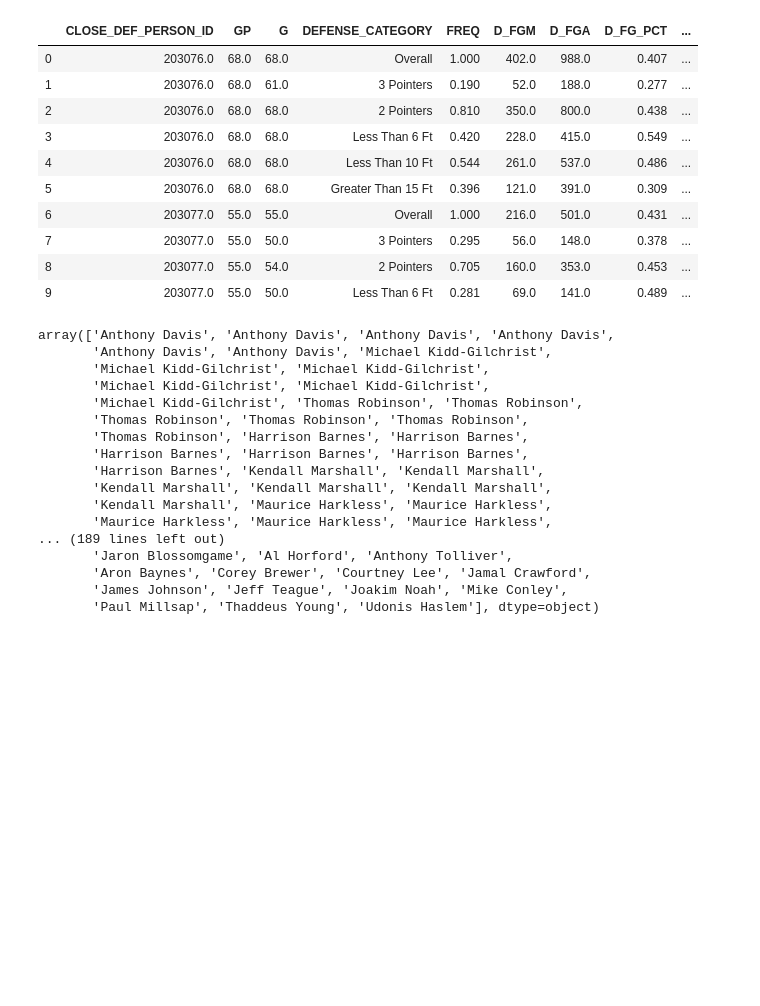
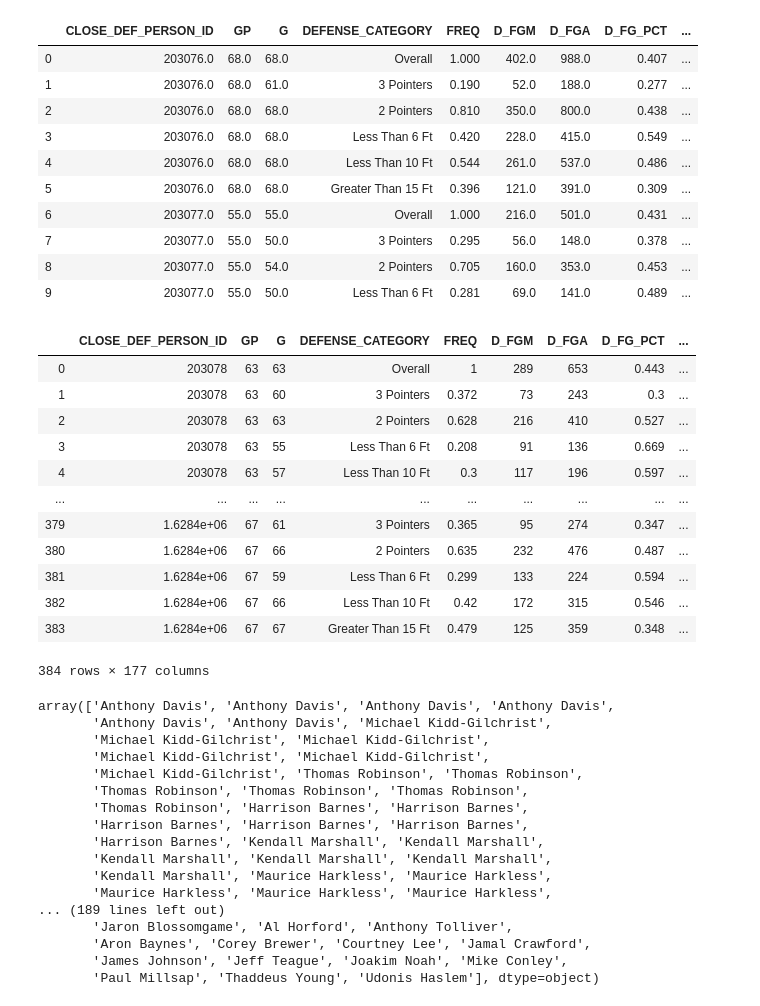
Before and after one commit to aseem645/SIADS591_Project, a Jupyter notebook: NBA_API_Notebook.ipynb, the cells around one changed output. Cells and saved outputs as stored; diff of their text form; code cells hidden in the pictures; blank space fills up the shorter version.

```diff
--- a/NBA_API_Notebook.ipynb
+++ b/NBA_API_Notebook.ipynb
@@ -861,3 +942,22 @@ outer_ncaanba.head(10)
 | 7 | 203077.0 | 55.0 | 50.0 | 3 Pointers | 0.295 | 56.0 | 148.0 | 0.378 | ... |
 | 8 | 203077.0 | 55.0 | 54.0 | 2 Pointers | 0.705 | 160.0 | 353.0 | 0.453 | ... |
 | 9 | 203077.0 | 55.0 | 50.0 | Less Than 6 Ft | 0.281 | 69.0 | 141.0 | 0.489 | ... |
+# %%
+outer_ncaanba_blocksteal = outer_ncaanba.dropna(subset=['block_percentage_x','steal_percentage_x','STANDING_REACH'])
+outer_ncaanba_blocksteal = pd.DataFrame(np.nan_to_num(outer_ncaanba_blocksteal))
+outer_ncaanba_blocksteal.columns = outer_ncaanba.columns.tolist()
+outer_ncaanba_blocksteal
+# %% [output]
+|  | CLOSE_DEF_PERSON_ID | GP | G | DEFENSE_CATEGORY | FREQ | D_FGM | D_FGA | D_FG_PCT | ... |
+| 0 | 203078 | 63 | 63 | Overall | 1 | 289 | 653 | 0.443 | ... |
+| 1 | 203078 | 63 | 60 | 3 Pointers | 0.372 | 73 | 243 | 0.3 | ... |
+| 2 | 203078 | 63 | 63 | 2 Pointers | 0.628 | 216 | 410 | 0.527 | ... |
+| 3 | 203078 | 63 | 55 | Less Than 6 Ft | 0.208 | 91 | 136 | 0.669 | ... |
+| 4 | 203078 | 63 | 57 | Less Than 10 Ft | 0.3 | 117 | 196 | 0.597 | ... |
+| ... | ... | ... | ... | ... | ... | ... | ... | ... | ... |
+| 379 | 1.6284e+06 | 67 | 61 | 3 Pointers | 0.365 | 95 | 274 | 0.347 | ... |
+| 380 | 1.6284e+06 | 67 | 66 | 2 Pointers | 0.635 | 232 | 476 | 0.487 | ... |
+| 381 | 1.6284e+06 | 67 | 59 | Less Than 6 Ft | 0.299 | 133 | 224 | 0.594 | ... |
+| 382 | 1.6284e+06 | 67 | 66 | Less Than 10 Ft | 0.42 | 172 | 315 | 0.546 | ... |
+| 383 | 1.6284e+06 | 67 | 67 | Greater Than 15 Ft | 0.479 | 125 | 359 | 0.348 | ... |
+384 rows × 177 columns
```
Also changed, not shown: parts of 7 cells of this notebook.
